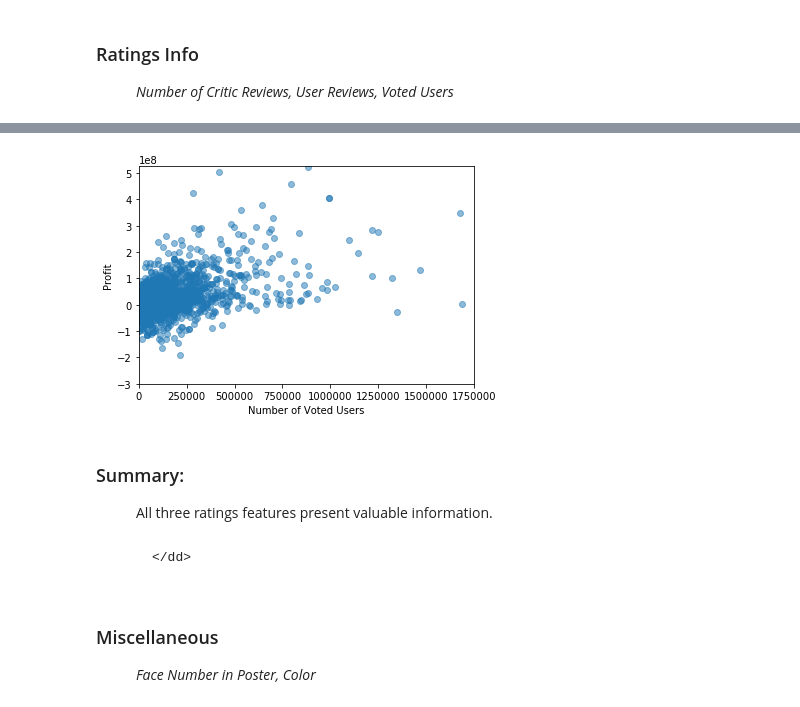
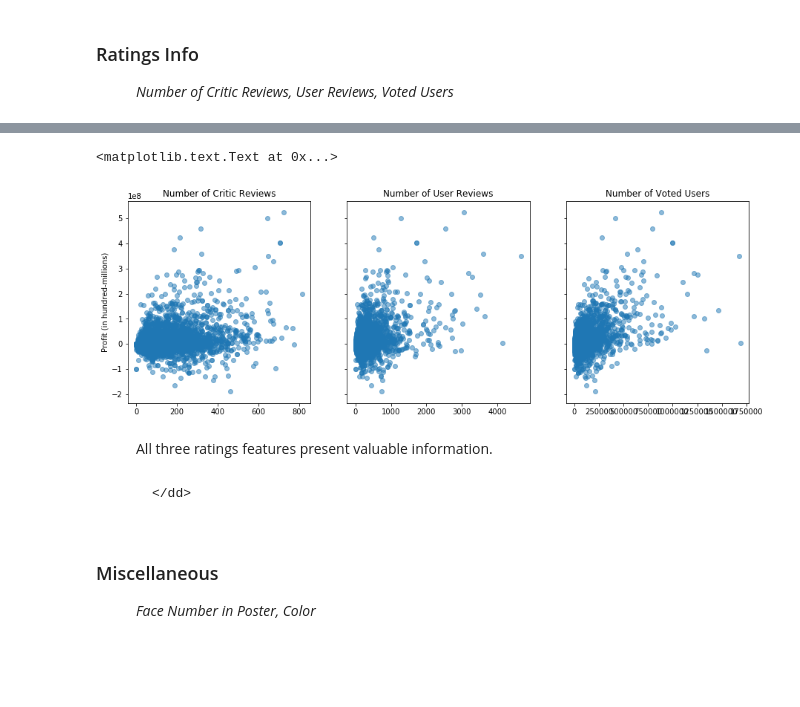
Before and after one commit to marc-hern/Feature-Selection-In-IMDB, a Jupyter notebook: Feature-Selection-vs-Profit.ipynb, the cells around one changed output, grey strips where cells are left out. Cells and saved outputs as stored; diff of their text form; code cells hidden in the pictures; blank space fills up the shorter version.

```diff
--- a/Feature-Selection-vs-Profit.ipynb
+++ b/Feature-Selection-vs-Profit.ipynb
@@ -243,21 +164,19 @@ plt.show()
-# %%
-# Profit vs. Number of Voted Users
-
-x_axis = movies_dataframe[['num_voted_users']]
-
-plt.ylabel('Profit')
-plt.xlabel('Number of Voted Users')
-
-plt.ylim([-300000000, 525000000])   #Profit range of -$300M - $525M
-plt.xlim([0, 1750000])              #Number of Vote Users limit of 1.75M
-plt.scatter(x_axis, y, alpha=0.5)
-plt.locator_params(axis='x', nbins=7)
-plt.show()
-# %% [output]
-[figure, removed]
+# %%
+figure, (ax1, ax2, ax3) = plt.subplots(1, 3, sharey = True, figsize = (15, 5))
+ax1.scatter(movies_dataframe['num_critic_for_reviews'], movies_dataframe['profit'], alpha = 0.5)
+ax2.scatter(movies_dataframe['num_user_for_reviews'], movies_dataframe['profit'], alpha = 0.5)
+ax3.scatter(movies_dataframe['num_voted_users'], movies_dataframe['profit'], alpha = 0.5)
+
+ax1.set_ylabel('Profit (in hundred-millions)')
+ax1.set_title('Number of Critic Reviews')
+ax2.set_title('Number of User Reviews')
+ax3.set_title('Number of Voted Users')
+# %% [output]
+<matplotlib.text.Text at 0x...>
+[figure, added]
 # %% [markdown]
 <dl>
-    <dt><h3>Summary:<br /></h3></dt>
+    <dt></dt>
     <dd>All three ratings features present valuable information.<br /><br />
 
     </dd>
```
Also changed, not shown: parts of 25 cells of this notebook.
